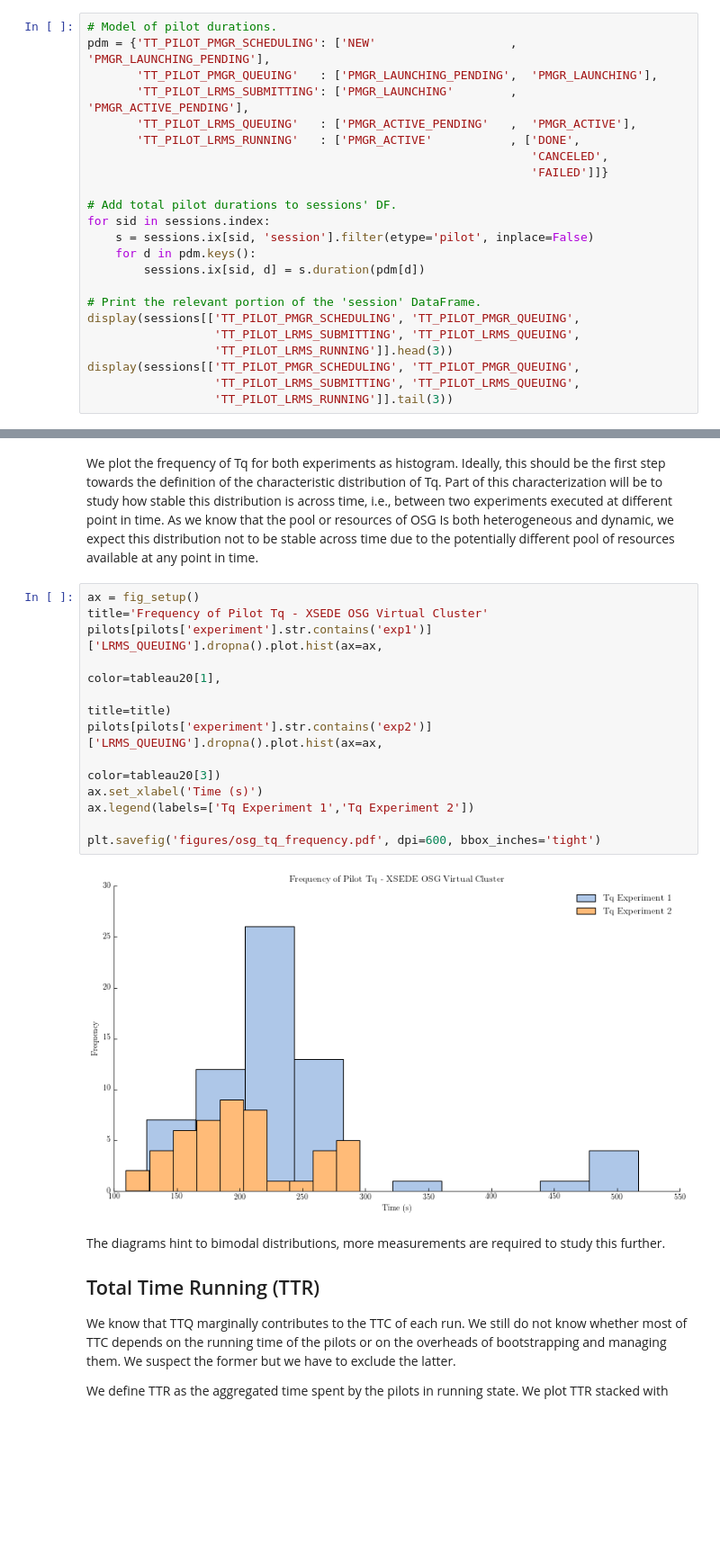
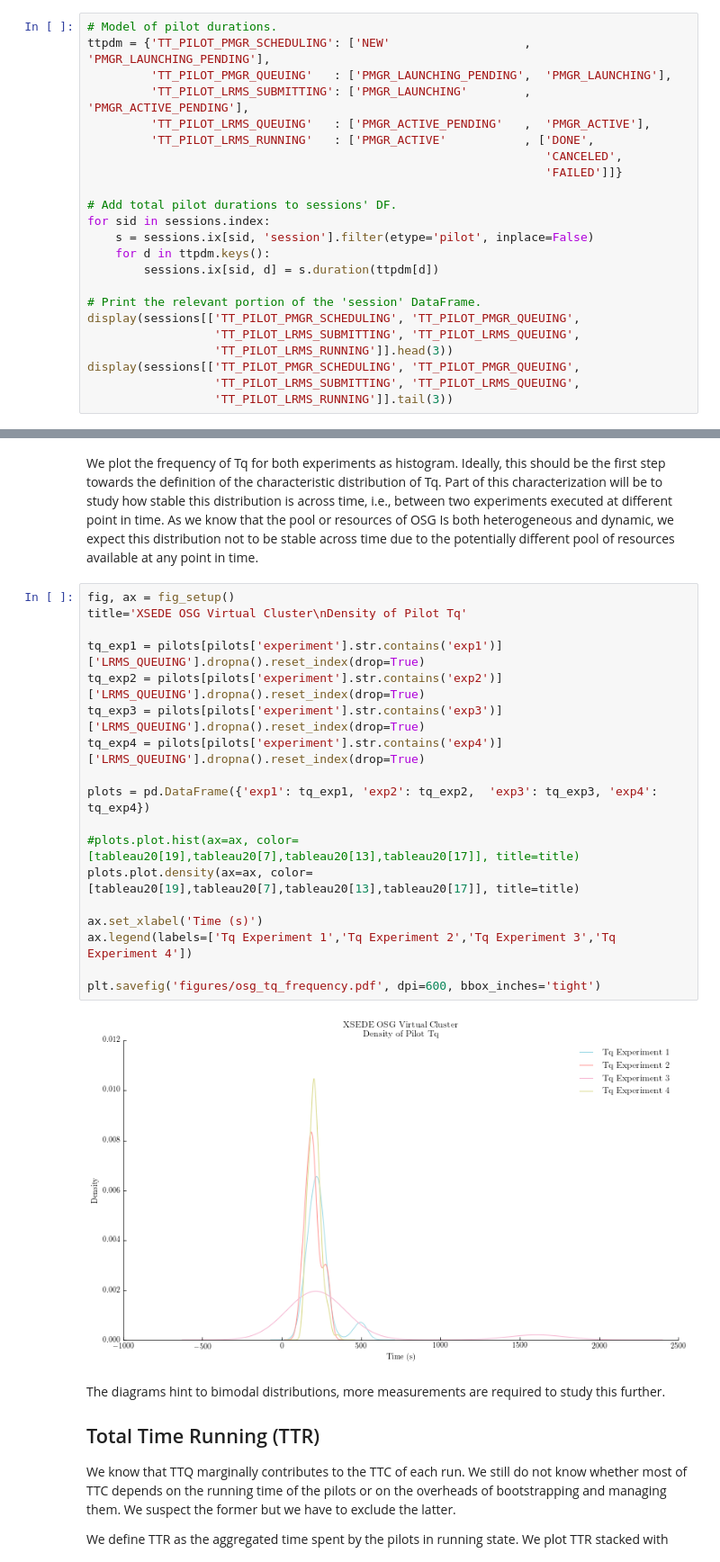
Before and after one commit to radical-cybertools/radical.analytics, a Jupyter notebook: use_cases/rp_on_osg/osg_analysis.ipynb, the cells around one changed output, grey strips where cells are left out. Shown at 90% size. Cells and saved outputs as stored; diff of their text form; blank space fills up the shorter version.

Commit message:
Extend analysis to 4 round of experiments

```diff
--- a/use_cases/rp_on_osg/osg_analysis.ipynb
+++ b/use_cases/rp_on_osg/osg_analysis.ipynb
@@ -487,19 +567,19 @@ We should note that:
 Time to record some durations!
 # %%
 # Model of pilot durations.
-pdm = {'TT_PILOT_PMGR_SCHEDULING': ['NEW'                   ,  'PMGR_LAUNCHING_PENDING'],
-       'TT_PILOT_PMGR_QUEUING'   : ['PMGR_LAUNCHING_PENDING',  'PMGR_LAUNCHING'],
-       'TT_PILOT_LRMS_SUBMITTING': ['PMGR_LAUNCHING'        ,  'PMGR_ACTIVE_PENDING'],
-       'TT_PILOT_LRMS_QUEUING'   : ['PMGR_ACTIVE_PENDING'   ,  'PMGR_ACTIVE'],
-       'TT_PILOT_LRMS_RUNNING'   : ['PMGR_ACTIVE'           , ['DONE',
-                                                               'CANCELED',
-                                                               'FAILED']]}
+ttpdm = {'TT_PILOT_PMGR_SCHEDULING': ['NEW'                   ,  'PMGR_LAUNCHING_PENDING'],
+         'TT_PILOT_PMGR_QUEUING'   : ['PMGR_LAUNCHING_PENDING',  'PMGR_LAUNCHING'],
+         'TT_PILOT_LRMS_SUBMITTING': ['PMGR_LAUNCHING'        ,  'PMGR_ACTIVE_PENDING'],
+         'TT_PILOT_LRMS_QUEUING'   : ['PMGR_ACTIVE_PENDING'   ,  'PMGR_ACTIVE'],
+         'TT_PILOT_LRMS_RUNNING'   : ['PMGR_ACTIVE'           , ['DONE',
+                                                                 'CANCELED',
+                                                                 'FAILED']]}
 
 # Add total pilot durations to sessions' DF.
 for sid in sessions.index:
     s = sessions.ix[sid, 'session'].filter(etype='pilot', inplace=False)
-    for d in pdm.keys():
-        sessions.ix[sid, d] = s.duration(pdm[d])
+    for d in ttpdm.keys():
+        sessions.ix[sid, d] = s.duration(ttpdm[d])
 
 # Print the relevant portion of the 'session' DataFrame.
 display(sessions[['TT_PILOT_PMGR_SCHEDULING', 'TT_PILOT_PMGR_QUEUING',
@@ -697,19 +816,25 @@ display(pilots.tail(3))
 # %% [markdown]
 We plot the frequency of Tq for both experiments as histogram. Ideally, this should be the first step towards the definition of the characteristic distribution of Tq. Part of this characterization will be to study how stable this distribution is across time, i.e., between two experiments executed at different point in time. As we know that the pool or resources of OSG Is both heterogeneous and dynamic, we expect this distribution not to be stable across time due to the potentially different pool of resources available at any point in time.
 # %%
-ax = fig_setup()
-title='Frequency of Pilot Tq - XSEDE OSG Virtual Cluster'
-pilots[pilots['experiment'].str.contains('exp1')]['LRMS_QUEUING'].dropna().plot.hist(ax=ax,
-                                                                                     color=tableau20[1],
-                                                                                     title=title)
-pilots[pilots['experiment'].str.contains('exp2')]['LRMS_QUEUING'].dropna().plot.hist(ax=ax,
-                                                                                     color=tableau20[3])
+fig, ax = fig_setup()
+title='XSEDE OSG Virtual Cluster\nDensity of Pilot Tq'
+
+tq_exp1 = pilots[pilots['experiment'].str.contains('exp1')]['LRMS_QUEUING'].dropna().reset_index(drop=True)
+tq_exp2 = pilots[pilots['experiment'].str.contains('exp2')]['LRMS_QUEUING'].dropna().reset_index(drop=True)
+tq_exp3 = pilots[pilots['experiment'].str.contains('exp3')]['LRMS_QUEUING'].dropna().reset_index(drop=True)
+tq_exp4 = pilots[pilots['experiment'].str.contains('exp4')]['LRMS_QUEUING'].dropna().reset_index(drop=True)
+
+plots = pd.DataFrame({'exp1': tq_exp1, 'exp2': tq_exp2,  'exp3': tq_exp3, 'exp4': tq_exp4})
+
+#plots.plot.hist(ax=ax, color=[tableau20[19],tableau20[7],tableau20[13],tableau20[17]], title=title)
+plots.plot.density(ax=ax, color=[tableau20[19],tableau20[7],tableau20[13],tableau20[17]], title=title)
+
 ax.set_xlabel('Time (s)')
-ax.legend(labels=['Tq Experiment 1','Tq Experiment 2'])
+ax.legend(labels=['Tq Experiment 1','Tq Experiment 2','Tq Experiment 3','Tq Experiment 4'])
 
 plt.savefig('figures/osg_tq_frequency.pdf', dpi=600, bbox_inches='tight')
 # %% [output]
-[figure, old version]
+[figure, new version]
 # %% [markdown]
 The diagrams hint to bimodal distributions, more measurements are required to study this further.
 
```
Also changed, not shown: parts of 48 cells of this notebook, 8 other files.
